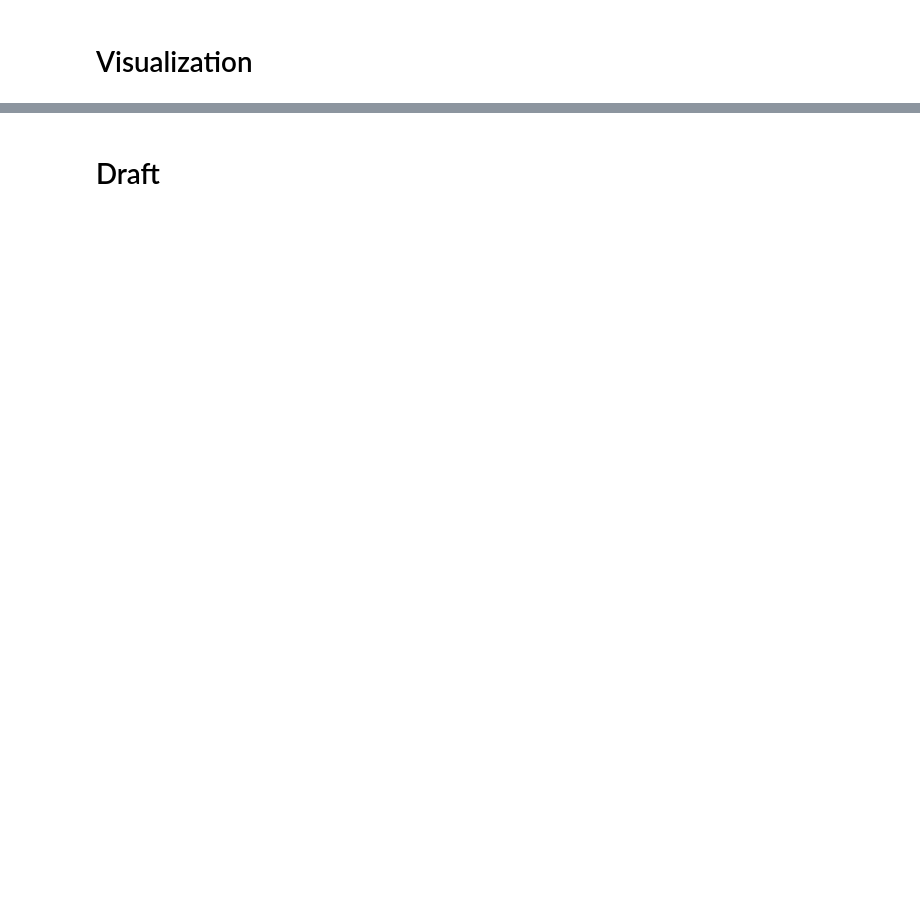
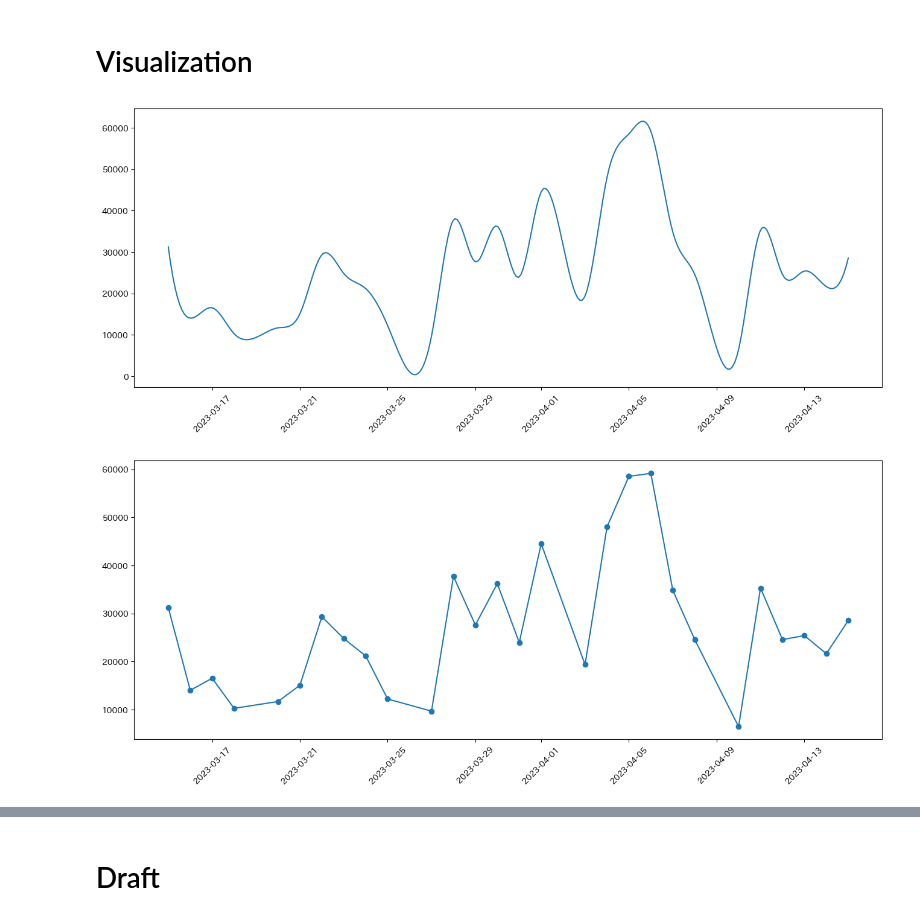
Before and after one commit to NGOHang98/Usee, a Jupyter notebook: Usee.ipynb, the cells around one changed output, grey strips where cells are left out. Saved outputs shown, nothing was run; the diff lists cells and outputs as text; code cells hidden in the pictures; blank space fills up the shorter version.

```diff
--- a/Usee.ipynb
+++ b/Usee.ipynb
@@ -666 +634,43 @@ See the caveats in the documentation: https://pandas.pydata.org/pandas-docs/stab
+# %%
+from datetime import datetime
+run_date=datetime(2023,4,15)
+type='prev_week'
+if type=='prev_day':
+    history_day = run_date - pd.DateOffset(days=1)
+elif type=='prev_week':
+    history_day = run_date - pd.DateOffset(months=1)
+elif type=='prev_month':
+    history_day = run_date - pd.DateOffset(months=1)
+elif type=='prev_quarter':
+    history_day = run_date - pd.DateOffset(months=3)
+elif type=='prev_year':
+    history_day = run_date - pd.DateOffset(years=1)
+else:
+    raise ValueError('Invalid input')
+# %%
+# df = data.query('SAGYO_UNYO_DATE >= f"r & SAGYO_UNYO_DATE <= "2023-04-15"')
+df = data[(data['SAGYO_UNYO_DATE']>=history_day)&(data['SAGYO_UNYO_DATE']<=run_date)]
+
+df_total = df.groupby(['SAGYO_UNYO_DATE'], as_index=False)['SGY_JSK_QTY'].sum()
+
+
+x = mpl.dates.date2num(df_total['SAGYO_UNYO_DATE'])  # Convert dates to numeric values
+y = df_total['SGY_JSK_QTY']
+
+x_new = np.linspace(x.min(), x.max(), 300)
+a_BSpline = make_interp_spline(x, y)
+y_new = a_BSpline(x_new)
+
+plt.figure(figsize=(16, 6))
+plt.plot(mpl.dates.num2date(x_new), y_new)
+plt.xticks(rotation=45)
+plt.figure(figsize=(16, 6))
+plt.plot(df_total['SAGYO_UNYO_DATE'], df_total['SGY_JSK_QTY'], marker='o')
+plt.xticks(rotation=45)
+#plt.title(f"Total Quantity overtime")
+
+plt.show()
+# %% [output]
+[figure, added]
+[figure, added]
 # %%
```
Also changed, not shown: parts of 30 cells of this notebook, 6 other files.
